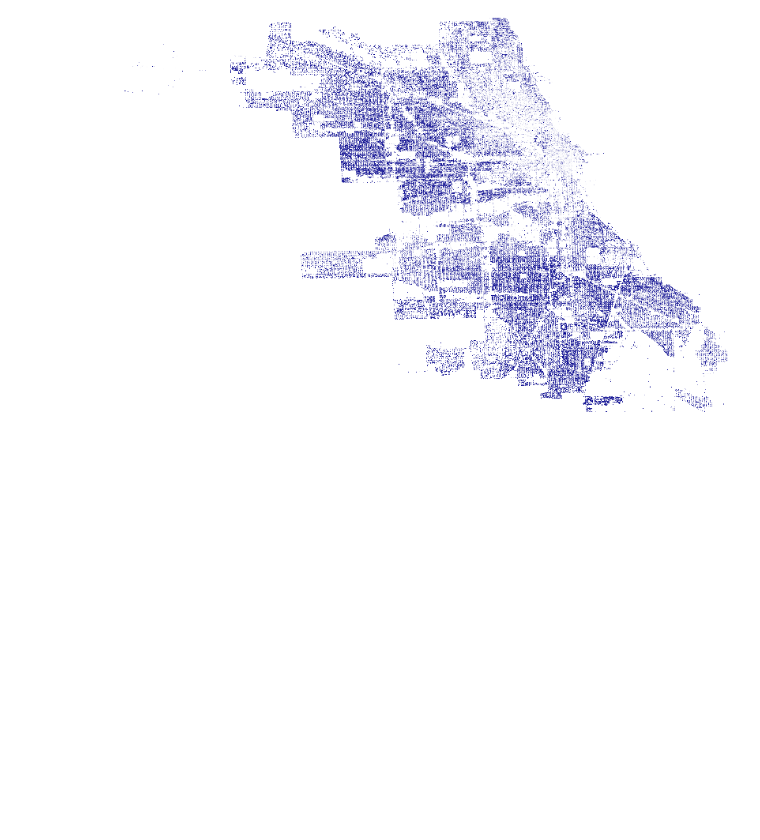
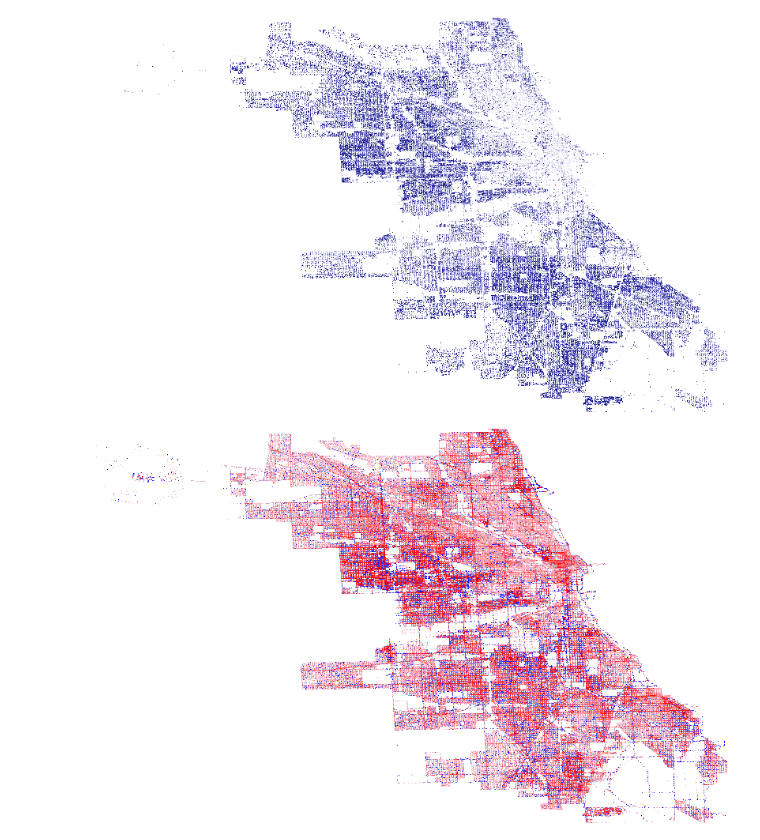
Before and after one commit to crime-analysis/crime_predictions, a Jupyter notebook: visualization.ipynb, the cells around one changed output. Cells and saved outputs as stored; diff of their text form; code cells hidden in the pictures; blank space fills up the shorter version.

```diff
--- a/visualization.ipynb
+++ b/visualization.ipynb
@@ -90,3 +101,22 @@ img = tf.interpolate(agg, cmap=["white", 'darkblue'], how='eq_hist')
 img
 # %% [output]
 [figure]
+# %%
+arrests = cvs.points(df, 'X Coordinate', 'Y Coordinate',  ds.mean('int_Arrest'))
+crimes = cvs.points(df, 'X Coordinate', 'Y Coordinate',  ds.count('int_Arrest'))
+# Remove nans to get mean arrests and crime
+arr_mask = np.isnan(arrests.data)
+crimes_mask = np.isnan(crimes.data)
+mean_arrests = arrests.data[~arr_mask].mean()
+mean_crimes = crimes.data[~crimes_mask].mean()
+mean_ratio = mean_arrests/mean_crimes
+# %%
+from datashader.callbacks import InteractiveImage
+# Shows where there is more than an average amount of arrests to crimes
+cvs = ds.Canvas(plot_width=800, plot_height=500)
+more_arr = tf.interpolate(arrests.where(arrests/crimes > mean_ratio), cmap=["lightblue", 'blue'], how='eq_hist')
+less_arr = tf.interpolate(arrests.where(arrests/crimes < mean_ratio), cmap=["lightpink", 'red'],  how='eq_hist')
+img = tf.stack(more_arr,less_arr)
+img
+# %% [output]
+[figure, added]
```
Also changed, not shown: parts of 3 cells of this notebook.
